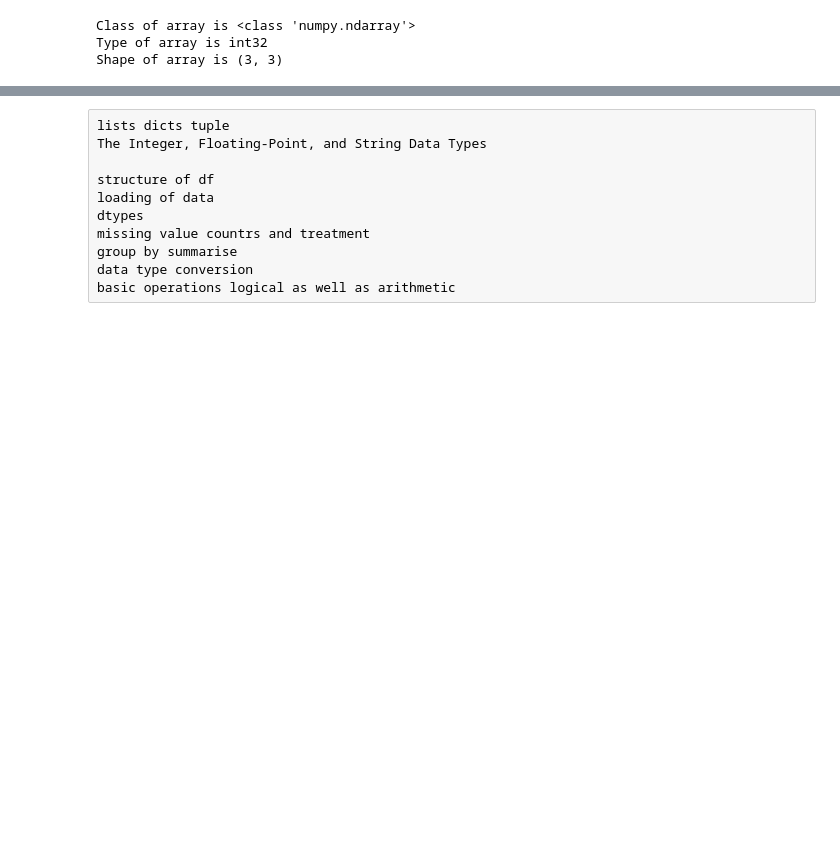
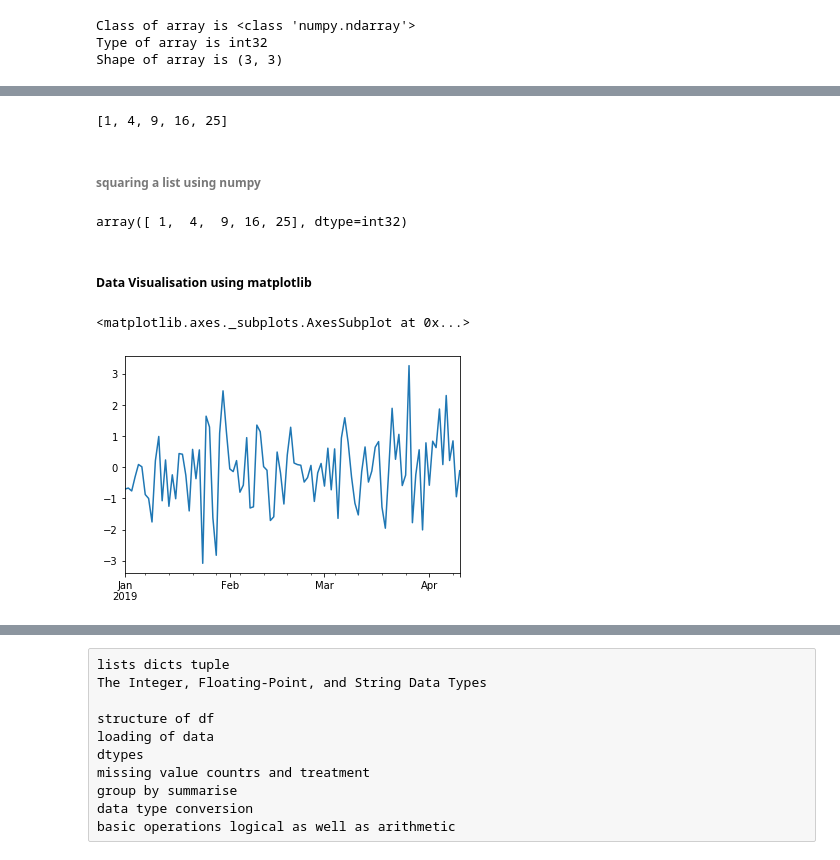
Before and after one commit to Vishnu1183/Utilities-, a Jupyter notebook: Tu_Py.ipynb, the cells around one changed output, grey strips where cells are left out. Drawn from its saved outputs; the diff is of its cells as text; code cells hidden in the pictures; blank space fills up the shorter version.

```diff
--- a/Tu_Py.ipynb
+++ b/Tu_Py.ipynb
@@ -295,0 +733,12 @@ sales.merge(cost,on = 'item', how = 'left')
+# %%
+[i*i for i in lst]
+# %% [output]
+[1, 4, 9, 16, 25]
+# %% [markdown]
+###### squaring a list using numpy
+# %%
+np_lst = np.array(lst)
+np_lst_sqr = np_lst**2
+np_lst_sqr
+# %% [output]
+array([ 1,  4,  9, 16, 25], dtype=int32)
@@ -295,0 +748,11 @@ sales.merge(cost,on = 'item', how = 'left')
+# %% [markdown]
+##### Data Visualisation using matplotlib
+# %%
+ts = pd.Series(np.random.randn(100),
+           index=pd.date_range('1/1/2019', periods=100))
+#ts = ts.cumsum()
+
+ts.plot()
+# %% [output]
+<matplotlib.axes._subplots.AxesSubplot at 0x...>
+[figure, added]
```
Also changed, not shown: parts of 100 cells of this notebook.
